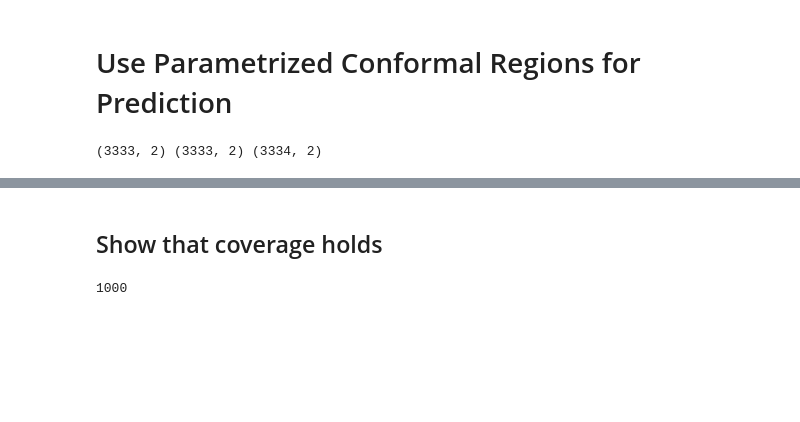
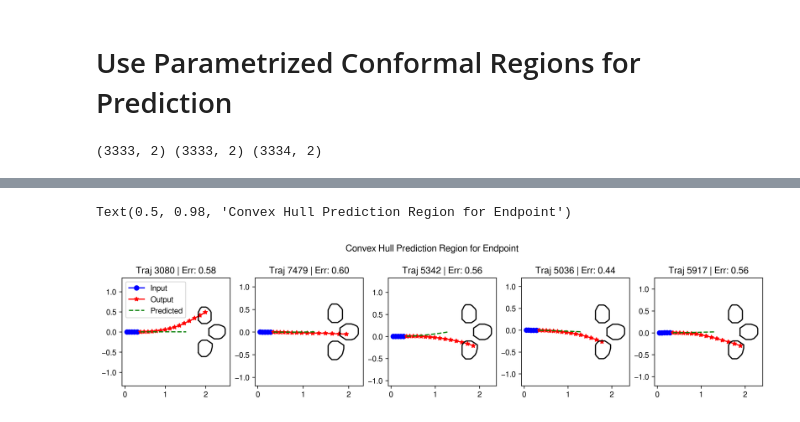
Before and after one commit to nandantumu/conformal_region_designer, a Jupyter notebook: notebooks/case-studies/car_experiments.ipynb, the cells around one changed output, grey strips where cells are left out. Drawn from its saved outputs; the diff is of its cells as text; code cells hidden in the pictures; blank space fills up the shorter version.

```diff
--- a/notebooks/case-studies/car_experiments.ipynb
+++ b/notebooks/case-studies/car_experiments.ipynb
@@ -117,9 +101,17 @@ ax.legend()
-# %% [markdown]
-## Show that coverage holds
-# %%
-from sklearn.model_selection import ShuffleSplit
-from tqdm.autonotebook import tqdm
-rs = ShuffleSplit(n_splits=1000, test_size=0.5, random_state=42)
-rs.get_n_splits(Z_eval)
-# %% [output]
-1000
+# %%
+fig, axs = plt.subplots(1, 5, figsize=(12, 3), dpi=300, constrained_layout=True)
+for i, ax in enumerate(axs.flat):
+    prediction = predictor.predict_trajectory(env_X[INDEX[i]])
+    ax.plot(env_X[INDEX[i], :, 0], env_X[INDEX[i], :, 1], 'bo-', label='Input')
+    ax.plot(env_Y[INDEX[i], :, 0], env_Y[INDEX[i], :, 1], 'r*-', label='Output')
+    error = np.linalg.norm(prediction - env_Y[INDEX[i]], axis=1)
+    ax.plot(prediction[:, 0], prediction[:, 1], 'g--', label='Predicted')
+    for shape_template in pcr.shapes:
+        shape_template.plot(ax, offset_coords=prediction[-1])
+    ax.set_title(f'Traj {INDEX[i]} | Err: {error.mean():.2f}')
+    set_square_aspect_ratio(ax)
+axs.flat[0].legend()
+fig.suptitle('Convex Hull Prediction Region for Endpoint')
+# %% [output]
+Text(0.5, 0.98, 'Convex Hull Prediction Region for Endpoint')
+[figure, added]
```
Also changed, not shown: parts of 28 cells of this notebook, 13 other files.
